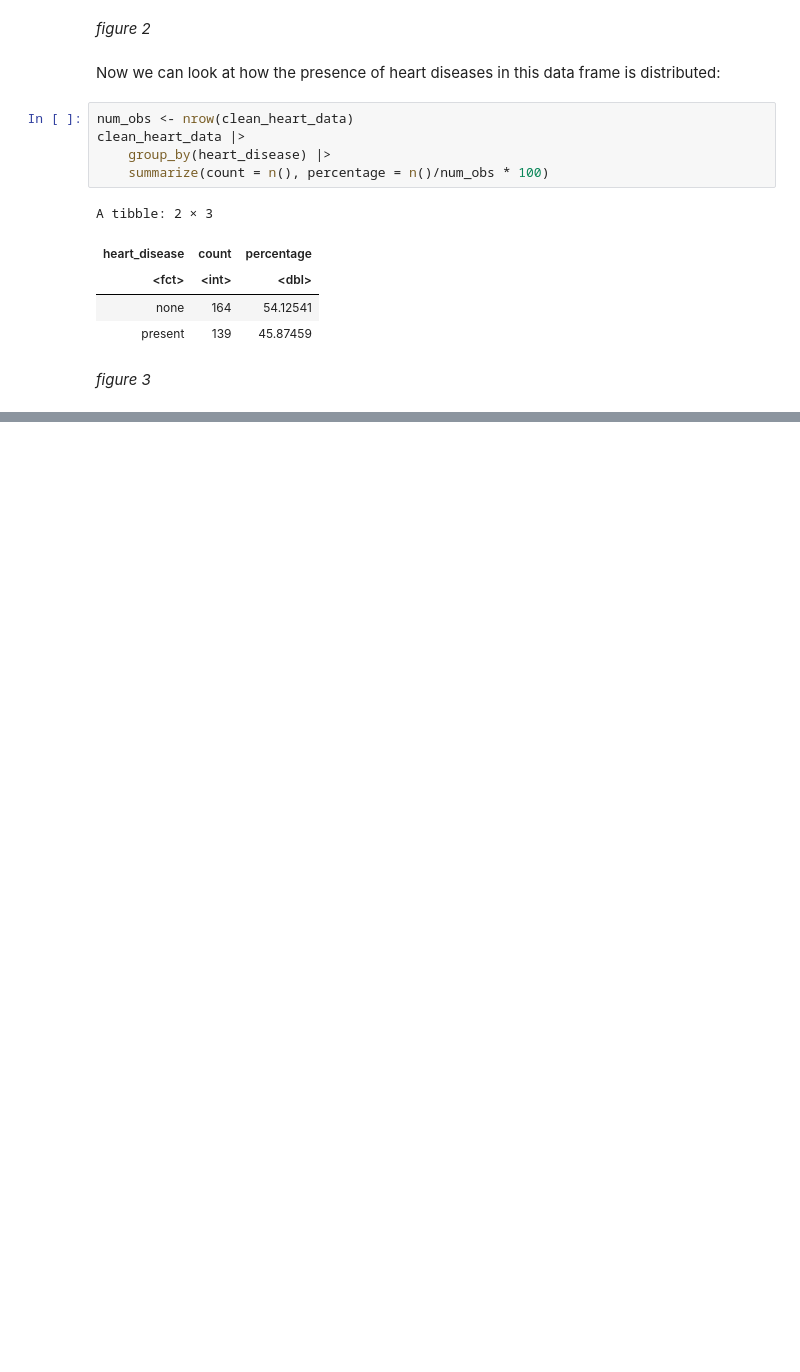
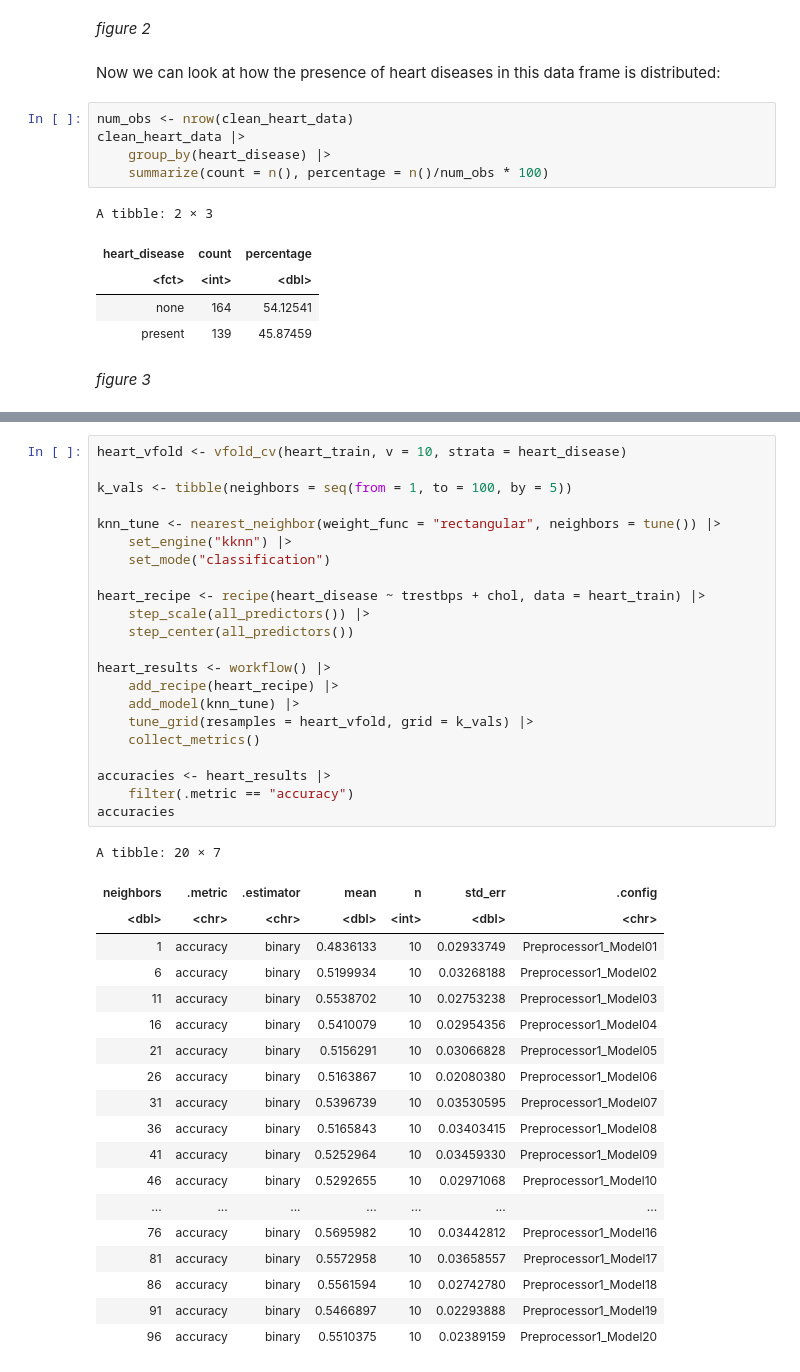
Before and after one commit to oskarjychen/Prediction-of-Heart-Diseases-Project, a Jupyter notebook: report.ipynb, the cells around one changed output, grey strips where cells are left out. Saved outputs shown, nothing was run; the diff lists cells and outputs as text; blank space fills up the shorter version.

```diff
--- a/report.ipynb
+++ b/report.ipynb
@@ -98,0 +156,42 @@ We can see that patients with no heart disease account for 54.13%, while those w
+# %%
+heart_vfold <- vfold_cv(heart_train, v = 10, strata = heart_disease)
+
+k_vals <- tibble(neighbors = seq(from = 1, to = 100, by = 5))
+
+knn_tune <- nearest_neighbor(weight_func = "rectangular", neighbors = tune()) |>
+    set_engine("kknn") |>
+    set_mode("classification")
+
+heart_recipe <- recipe(heart_disease ~ trestbps + chol, data = heart_train) |>
+    step_scale(all_predictors()) |>
+    step_center(all_predictors())
+
+heart_results <- workflow() |>
+    add_recipe(heart_recipe) |>
+    add_model(knn_tune) |>
+    tune_grid(resamples = heart_vfold, grid = k_vals) |>
+    collect_metrics()
+
+accuracies <- heart_results |>
+    filter(.metric == "accuracy")
+accuracies
+# %% [output]
+A tibble: 20 × 7
+| neighbors | .metric | .estimator | mean | n | std_err | .config |
+| <dbl> | <chr> | <chr> | <dbl> | <int> | <dbl> | <chr> |
+| 1 | accuracy | binary | 0.4836133 | 10 | 0.02933749 | Preprocessor1_Model01 |
+| 6 | accuracy | binary | 0.5199934 | 10 | 0.03268188 | Preprocessor1_Model02 |
+| 11 | accuracy | binary | 0.5538702 | 10 | 0.02753238 | Preprocessor1_Model03 |
+| 16 | accuracy | binary | 0.5410079 | 10 | 0.02954356 | Preprocessor1_Model04 |
+| 21 | accuracy | binary | 0.5156291 | 10 | 0.03066828 | Preprocessor1_Model05 |
+| 26 | accuracy | binary | 0.5163867 | 10 | 0.02080380 | Preprocessor1_Model06 |
+| 31 | accuracy | binary | 0.5396739 | 10 | 0.03530595 | Preprocessor1_Model07 |
+| 36 | accuracy | binary | 0.5165843 | 10 | 0.03403415 | Preprocessor1_Model08 |
+| 41 | accuracy | binary | 0.5252964 | 10 | 0.03459330 | Preprocessor1_Model09 |
+| 46 | accuracy | binary | 0.5292655 | 10 | 0.02971068 | Preprocessor1_Model10 |
+| ... | ... | ... | ... | ... | ... | ... |
+| 76 | accuracy | binary | 0.5695982 | 10 | 0.03442812 | Preprocessor1_Model16 |
+| 81 | accuracy | binary | 0.5572958 | 10 | 0.03658557 | Preprocessor1_Model17 |
+| 86 | accuracy | binary | 0.5561594 | 10 | 0.02742780 | Preprocessor1_Model18 |
+| 91 | accuracy | binary | 0.5466897 | 10 | 0.02293888 | Preprocessor1_Model19 |
+| 96 | accuracy | binary | 0.5510375 | 10 | 0.02389159 | Preprocessor1_Model20 |
```
Also changed, not shown: parts of 17 cells of this notebook.
